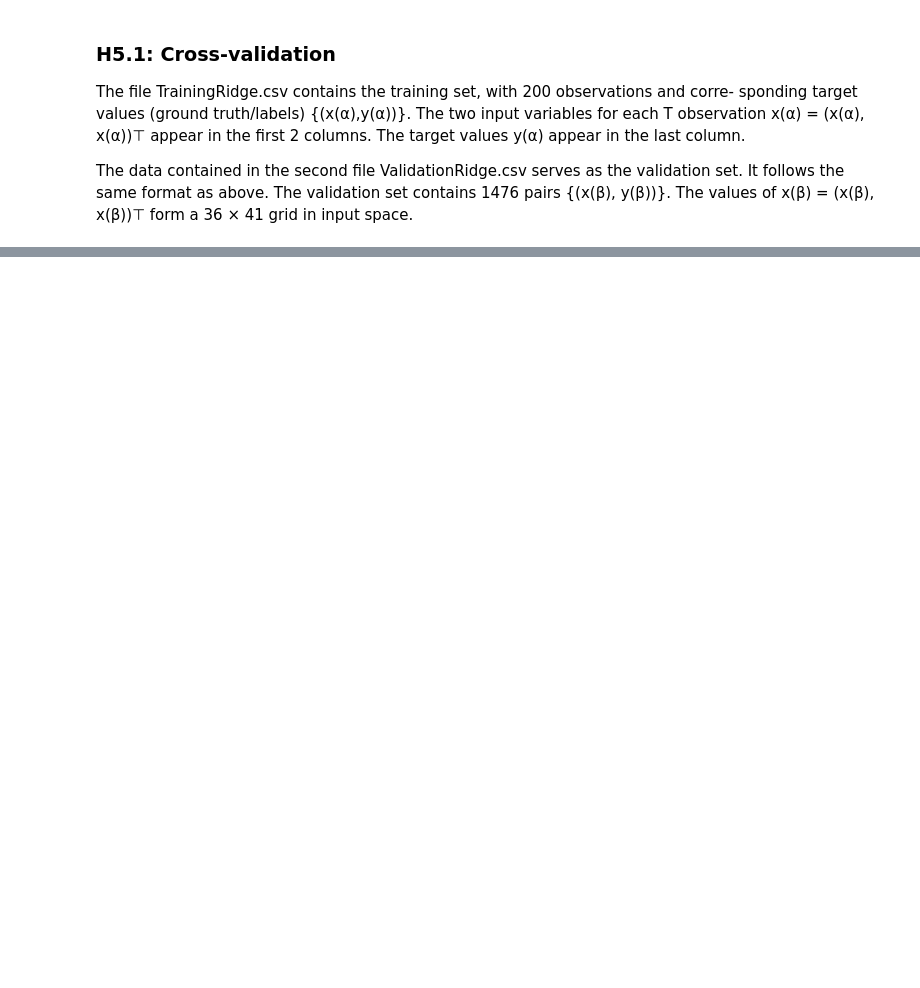
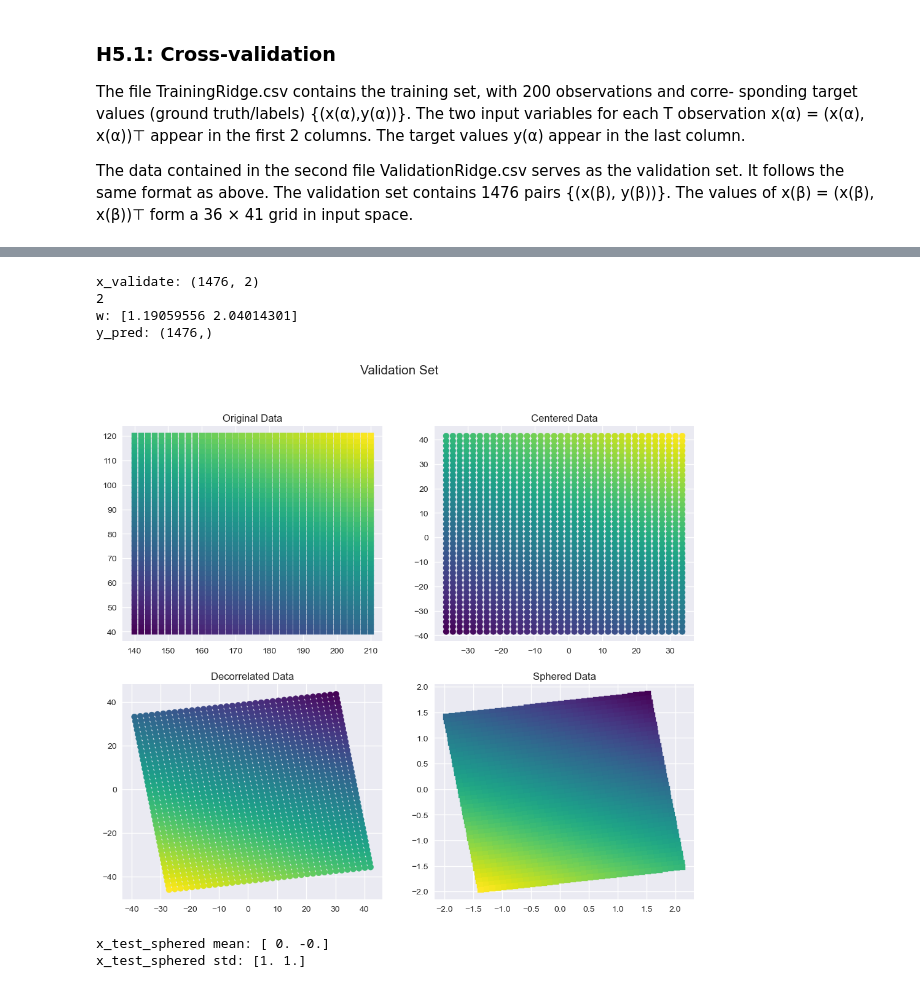
Before and after one commit to Javiermateor/Machine-Intelligence-I, a Jupyter notebook: Exercises/Exercise_05.ipynb, the cells around one changed output, grey strips where cells are left out. Cells and saved outputs as stored; diff of their text form; code cells hidden in the pictures; blank space fills up the shorter version.

```diff
--- a/Exercises/Exercise_05.ipynb
+++ b/Exercises/Exercise_05.ipynb
@@ -38,0 +135,63 @@ Xsphered.shape
+# %%
+#linear neuron on the sphered data
+phi = x_sphered
+
+data_validate = np.genfromtxt('Data/ValidationRidge.csv', delimiter=',',dtype=float, skip_header=1)
+
+x_validate = data_validate[:,0:2]
+print(f'x_validate: {x_validate.shape}')
+y_True = yT
+print(phi.shape[0])
+# #Training
+w = np.linalg.inv(phi @ phi.T + 0.1 * np.identity(phi.shape[0])) @ phi @ y_True.T
+print(f'w: {w}')
+
+y_pred = w.T @ x_validate.T
+print(f'y_pred: {y_pred.shape}')
+
+# # #Testing
+
+x_test_center = x_validate - np.mean(x_train, axis=0) #centering the data
+x_test_decorrelate = E.T@x_test_center.T #decorrelating the data
+x_test_sphere = λ@x_test_decorrelate #whitening the data
+# %% [output]
+x_validate: (1476, 2)
+2
+w: [1.19059556 2.04014301]
+y_pred: (1476,)
+# %%
+# Plot of the data
+plt.style.use('seaborn')
+
+fig = plt.figure(figsize=(12,10))
+fig.suptitle('Validation Set', fontsize=15)
+
+#Original data
+ax1 = fig.add_subplot(221)
+ax1.scatter(x_validate[:,0], x_validate[:,1], c=y_pred, marker = 's' ,cmap='viridis')
+ax1.title.set_text('Original Data')
+
+#Centered data
+ax2 = fig.add_subplot(222)
+ax2.scatter(x_test_center[:,0], x_test_center[:,1], c=y_pred, cmap='viridis')
+ax2.title.set_text('Centered Data')
+
+#Decorrelated data
+ax3 = fig.add_subplot(223)
+ax3.scatter(x_test_decorrelate[0,:], x_test_decorrelate[1,:], c=y_pred, cmap='viridis')
+ax3.title.set_text('Decorrelated Data')
+
+#Whitened data
+ax4 = fig.add_subplot(224)
+ax4.scatter(x_test_sphere[0,:], x_test_sphere[1,:], marker = 's',c=y_pred, cmap='viridis')
+ax4.title.set_text('Sphered Data')
+
+plt.show()
+
+#properties of the data after whitening/sphering
+print(f'x_test_sphered mean: {np.round(np.mean(x_test_sphere, axis=1))}')
+print(f'x_test_sphered std: {np.round(np.std(x_test_sphere, axis=1))}')
+# %% [output]
+[figure, added]
+x_test_sphered mean: [ 0. -0.]
+x_test_sphered std: [1. 1.]
```
Also changed, not shown: parts of 5 cells of this notebook.
